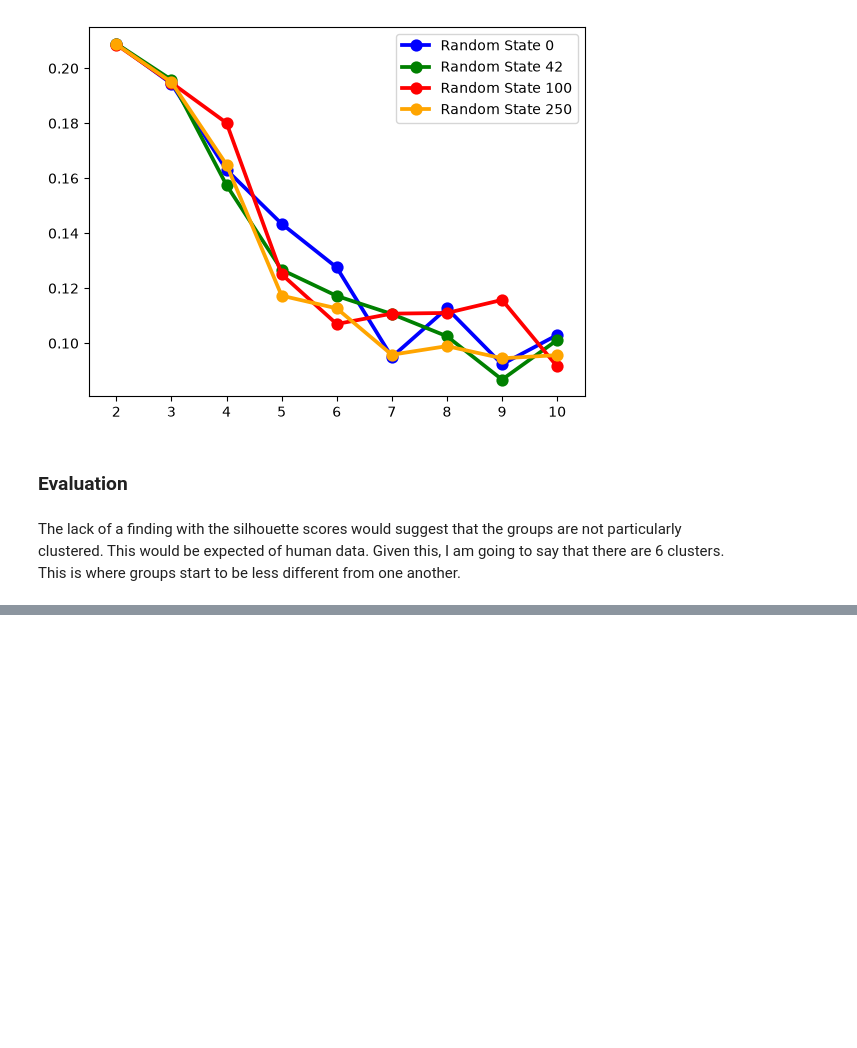
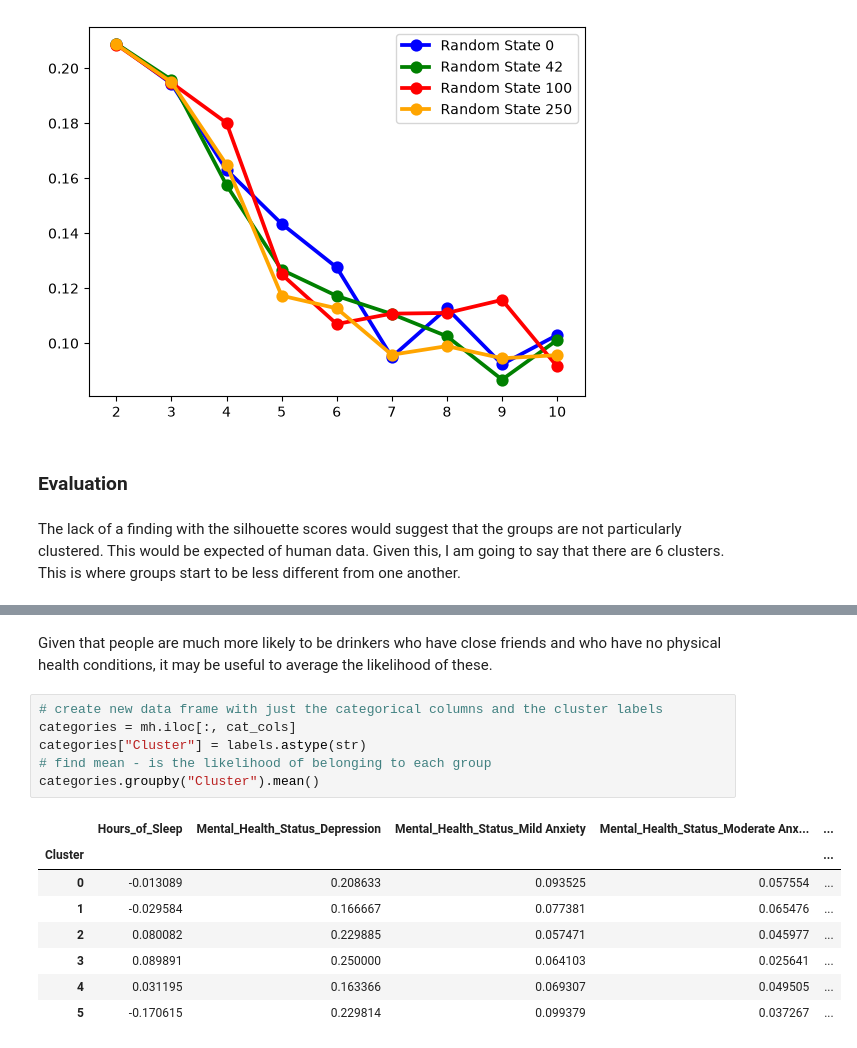
Before and after one commit to theppel/K-means, a Jupyter notebook: working.ipynb, the cells around one changed output, grey strips where cells are left out. Saved outputs shown, nothing was run; the diff lists cells and outputs as text; blank space fills up the shorter version.

```diff
--- a/working.ipynb
+++ b/working.ipynb
@@ -395,0 +440,17 @@ Firstly,
+# %% [markdown]
+Given that people are much more likely to be drinkers who have close friends and who have no physical health conditions, it may be useful to average the likelihood of these.
+# %%
+# create new data frame with just the categorical columns and the cluster labels
+categories = mh.iloc[:, cat_cols]
+categories["Cluster"] = labels.astype(str)
+# find mean - is the likelihood of belonging to each group
+categories.groupby("Cluster").mean()
+# %% [output]
+|  | Hours_of_Sleep | Mental_Health_Status_Depression | Mental_Health_Status_Mild Anxiety | Mental_Health_Status_Moderate Anx... | ... |
+| Cluster |  |  |  |  | ... |
+| 0 | -0.013089 | 0.208633 | 0.093525 | 0.057554 | ... |
+| 1 | -0.029584 | 0.166667 | 0.077381 | 0.065476 | ... |
+| 2 | 0.080082 | 0.229885 | 0.057471 | 0.045977 | ... |
+| 3 | 0.089891 | 0.250000 | 0.064103 | 0.025641 | ... |
+| 4 | 0.031195 | 0.163366 | 0.069307 | 0.049505 | ... |
+| 5 | -0.170615 | 0.229814 | 0.099379 | 0.037267 | ... |
```
Also changed, not shown: parts of 7 cells of this notebook.
